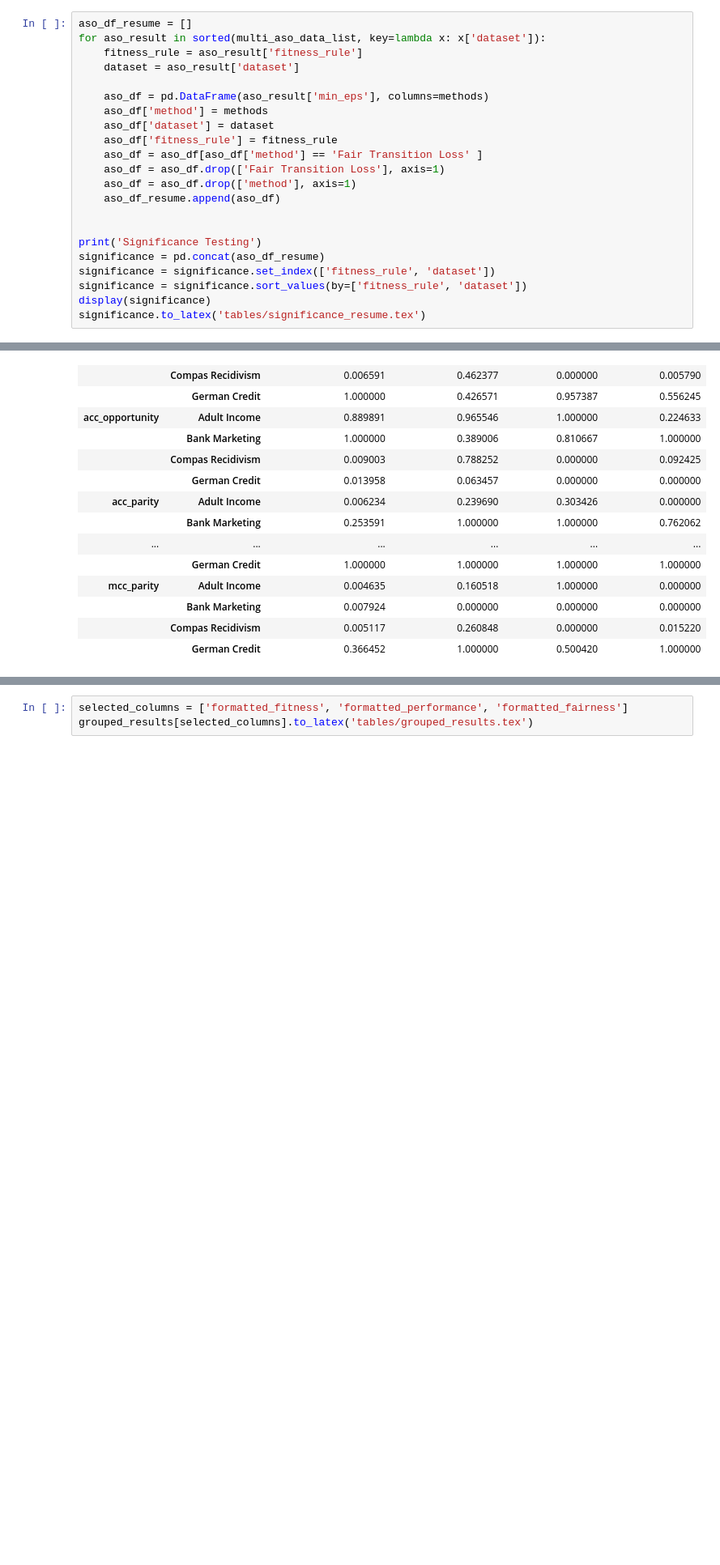
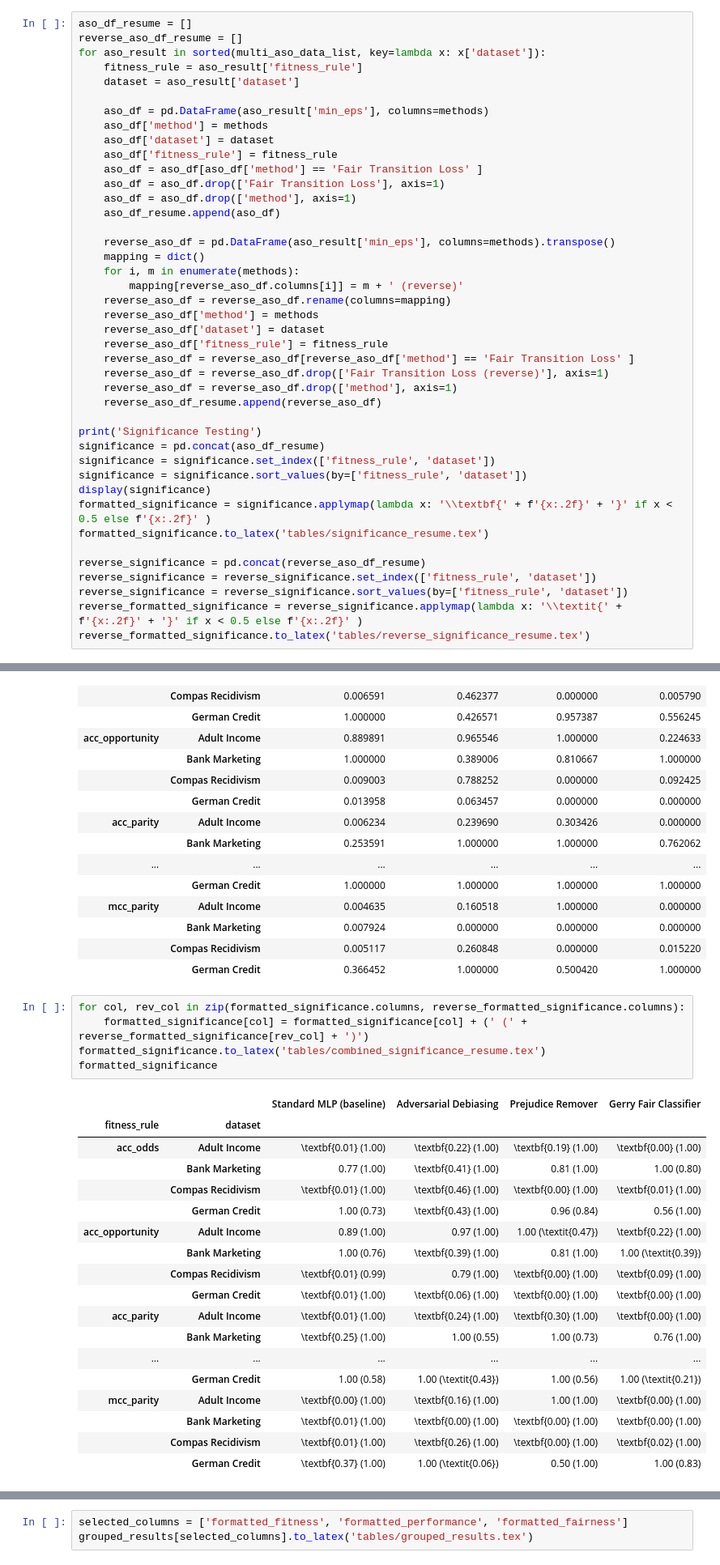
Before and after one commit to ygorcanalli/FairTransitionLoss, a Jupyter notebook: notebooks/eswa_submission/generate_tables.ipynb, the cells around one changed output, grey strips where cells are left out. Shown at 81% size. Drawn from its saved outputs; the diff is of its cells as text; blank space fills up the shorter version.

Commit message:
combining ASO reverse results

```diff
--- a/notebooks/eswa_submission/generate_tables.ipynb
+++ b/notebooks/eswa_submission/generate_tables.ipynb
@@ -144,6 +138,7 @@ else:
         json.dump(multi_aso_data_list, file)
 # %%
 aso_df_resume = []
+reverse_aso_df_resume = []
 for aso_result in sorted(multi_aso_data_list, key=lambda x: x['dataset']):
     fitness_rule = aso_result['fitness_rule']
     dataset = aso_result['dataset']
@@ -157,13 +152,32 @@ for aso_result in sorted(multi_aso_data_list, key=lambda x: x['dataset']):
     aso_df = aso_df.drop(['method'], axis=1)
     aso_df_resume.append(aso_df)
 
+    reverse_aso_df = pd.DataFrame(aso_result['min_eps'], columns=methods).transpose()
+    mapping = dict()
+    for i, m in enumerate(methods):
+        mapping[reverse_aso_df.columns[i]] = m + ' (reverse)'
+    reverse_aso_df = reverse_aso_df.rename(columns=mapping)
+    reverse_aso_df['method'] = methods
+    reverse_aso_df['dataset'] = dataset
+    reverse_aso_df['fitness_rule'] = fitness_rule
+    reverse_aso_df = reverse_aso_df[reverse_aso_df['method'] == 'Fair Transition Loss' ]
+    reverse_aso_df = reverse_aso_df.drop(['Fair Transition Loss (reverse)'], axis=1)
+    reverse_aso_df = reverse_aso_df.drop(['method'], axis=1)
+    reverse_aso_df_resume.append(reverse_aso_df)
 
 print('Significance Testing')
 significance = pd.concat(aso_df_resume)
 significance = significance.set_index(['fitness_rule', 'dataset'])
 significance = significance.sort_values(by=['fitness_rule', 'dataset'])
 display(significance)
-significance.to_latex('tables/significance_resume.tex')
+formatted_significance = significance.applymap(lambda x: '\\textbf{' + f'{x:.2f}' + '}' if x < 0.5 else f'{x:.2f}' )
+formatted_significance.to_latex('tables/significance_resume.tex')
+
+reverse_significance = pd.concat(reverse_aso_df_resume)
+reverse_significance = reverse_significance.set_index(['fitness_rule', 'dataset'])
+reverse_significance = reverse_significance.sort_values(by=['fitness_rule', 'dataset'])
+reverse_formatted_significance = reverse_significance.applymap(lambda x: '\\textit{' + f'{x:.2f}' + '}' if x < 0.5 else f'{x:.2f}' )
+reverse_formatted_significance.to_latex('tables/reverse_significance_resume.tex')
 # %% [output]
 Significance Testing
 |  |  | Standard MLP (baseline) | Adversarial Debiasing | Prejudice Remover | Gerry Fair Classifier |
@@ -184,6 +198,30 @@ Significance Testing
 |  | Bank Marketing | 0.007924 | 0.000000 | 0.000000 | 0.000000 |
 |  | Compas Recidivism | 0.005117 | 0.260848 | 0.000000 | 0.015220 |
 |  | German Credit | 0.366452 | 1.000000 | 0.500420 | 1.000000 |
+# %%
+for col, rev_col in zip(formatted_significance.columns, reverse_formatted_significance.columns):
+    formatted_significance[col] = formatted_significance[col] + (' (' + reverse_formatted_significance[rev_col] + ')')
+formatted_significance.to_latex('tables/combined_significance_resume.tex')
+formatted_significance
+# %% [output]
+|  |  | Standard MLP (baseline) | Adversarial Debiasing | Prejudice Remover | Gerry Fair Classifier |
+| fitness_rule | dataset |  |  |  |  |
+| acc_odds | Adult Income | \textbf{0.01} (1.00) | \textbf{0.22} (1.00) | \textbf{0.19} (1.00) | \textbf{0.00} (1.00) |
+|  | Bank Marketing | 0.77 (1.00) | \textbf{0.41} (1.00) | 0.81 (1.00) | 1.00 (0.80) |
+|  | Compas Recidivism | \textbf{0.01} (1.00) | \textbf{0.46} (1.00) | \textbf{0.00} (1.00) | \textbf{0.01} (1.00) |
+|  | German Credit | 1.00 (0.73) | \textbf{0.43} (1.00) | 0.96 (0.84) | 0.56 (1.00) |
+| acc_opportunity | Adult Income | 0.89 (1.00) | 0.97 (1.00) | 1.00 (\textit{0.47}) | \textbf{0.22} (1.00) |
+|  | Bank Marketing | 1.00 (0.76) | \textbf{0.39} (1.00) | 0.81 (1.00) | 1.00 (\textit{0.39}) |
+|  | Compas Recidivism | \textbf{0.01} (0.99) | 0.79 (1.00) | \textbf{0.00} (1.00) | \textbf{0.09} (1.00) |
+|  | German Credit | \textbf{0.01} (1.00) | \textbf{0.06} (1.00) | \textbf{0.00} (1.00) | \textbf{0.00} (1.00) |
+| acc_parity | Adult Income | \textbf{0.01} (1.00) | \textbf{0.24} (1.00) | \textbf{0.30} (1.00) | \textbf{0.00} (1.00) |
+|  | Bank Marketing | \textbf{0.25} (1.00) | 1.00 (0.55) | 1.00 (0.73) | 0.76 (1.00) |
+| ... | ... | ... | ... | ... | ... |
+|  | German Credit | 1.00 (0.58) | 1.00 (\textit{0.43}) | 1.00 (0.56) | 1.00 (\textit{0.21}) |
+| mcc_parity | Adult Income | \textbf{0.00} (1.00) | \textbf{0.16} (1.00) | 1.00 (1.00) | \textbf{0.00} (1.00) |
+|  | Bank Marketing | \textbf{0.01} (1.00) | \textbf{0.00} (1.00) | \textbf{0.00} (1.00) | \textbf{0.00} (1.00) |
+|  | Compas Recidivism | \textbf{0.01} (1.00) | \textbf{0.26} (1.00) | \textbf{0.00} (1.00) | \textbf{0.02} (1.00) |
+|  | German Credit | \textbf{0.37} (1.00) | 1.00 (\textit{0.06}) | 0.50 (1.00) | 1.00 (0.83) |
 # %%
 grouped_results = results\
     .groupby(['Fitness Rule Abvr', 'dataset', 'method'])\
```
Also changed, not shown: parts of 2 cells of this notebook, 3 other files.
